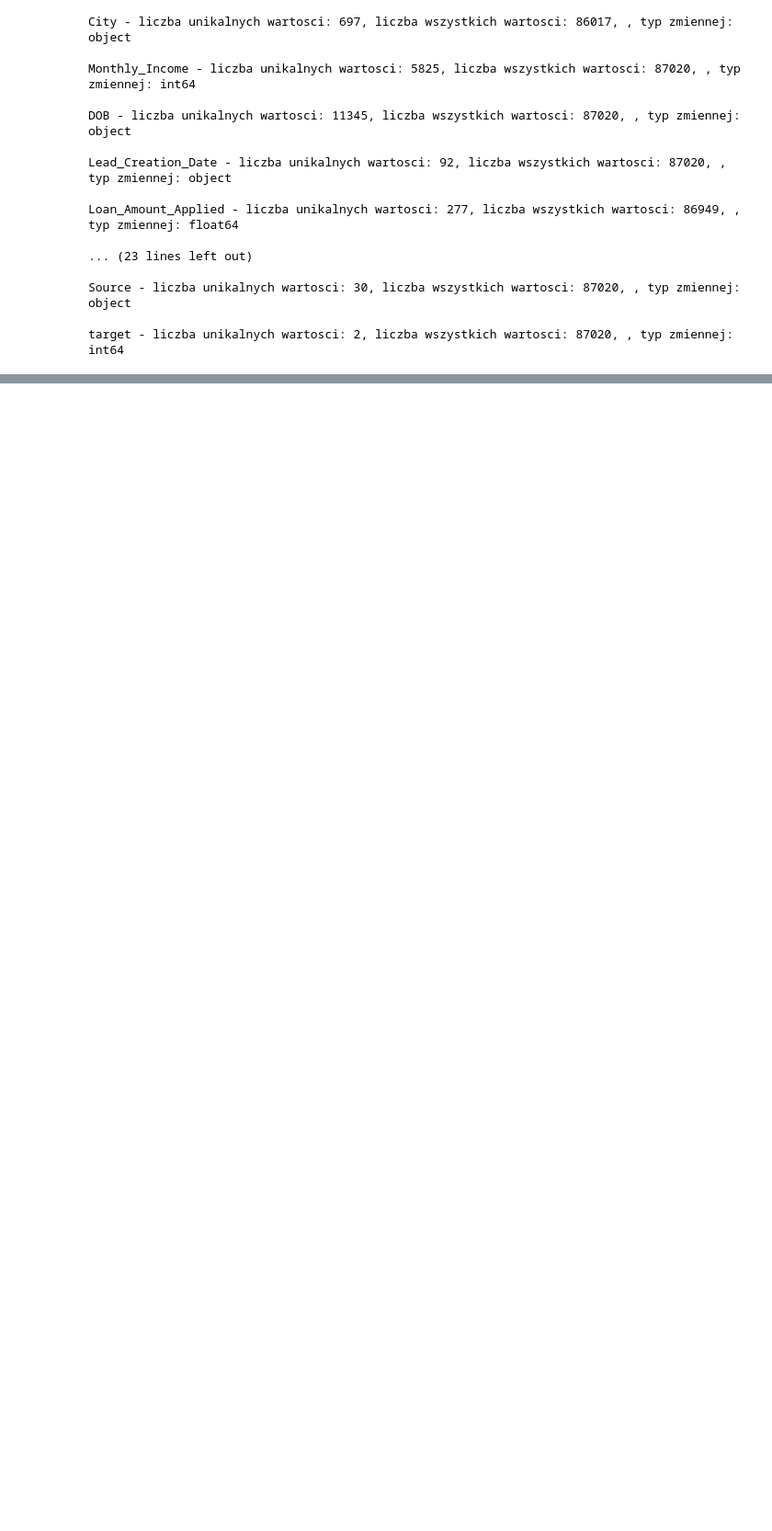
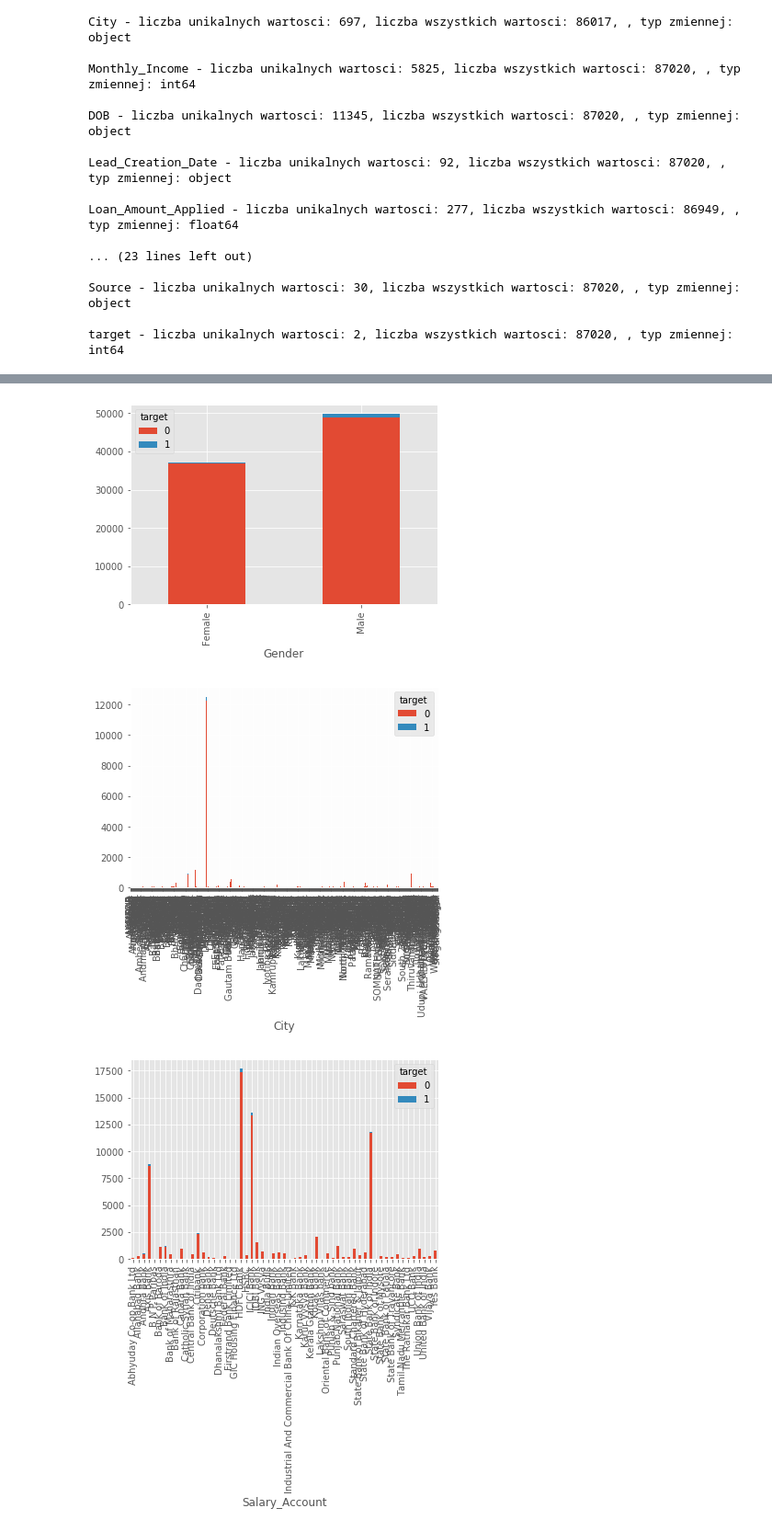
Before and after one commit to piwko-lab/bootcamp, a Jupyter notebook: projekt_gp.ipynb, the cells around one changed output, grey strips where cells are left out. Shown at 92% size. Cells and saved outputs as stored; diff of their text form; code cells hidden in the pictures; blank space fills up the shorter version.

```diff
--- a/projekt_gp.ipynb
+++ b/projekt_gp.ipynb
@@ -250,0 +419,21 @@ y = df.target
+# %%
+def histogram_nie_numeryczne(zmienna):
+    plt.style.use('ggplot')
+    X.groupby([zmienna,'target']).target.count().unstack().plot.bar(stacked=True, legend=True)
+    plt.show()
+# %%
+zmienne_do_badania=[
+'Gender',
+'City',
+'Salary_Account',
+'Mobile_Verified',
+'Filled_Form',
+'Device_Type',
+'Source',
+]
+for zmienne in zmienne_do_badania:
+    histogram_nie_numeryczne(zmienne)
+# %% [output]
+[figure, added]
+[figure, added]
+[figure, added]
```
Also changed, not shown: parts of 194 cells of this notebook.
